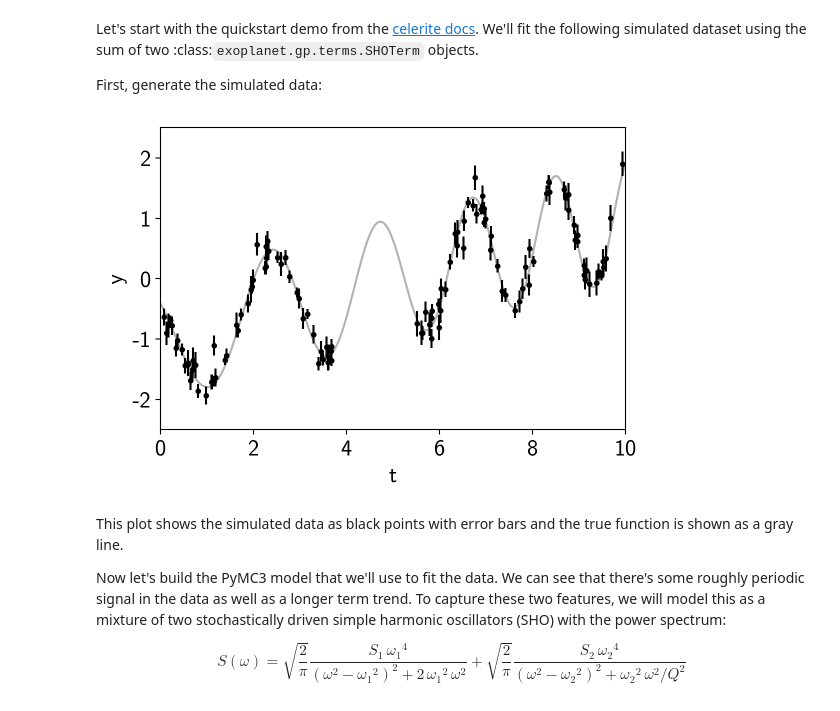
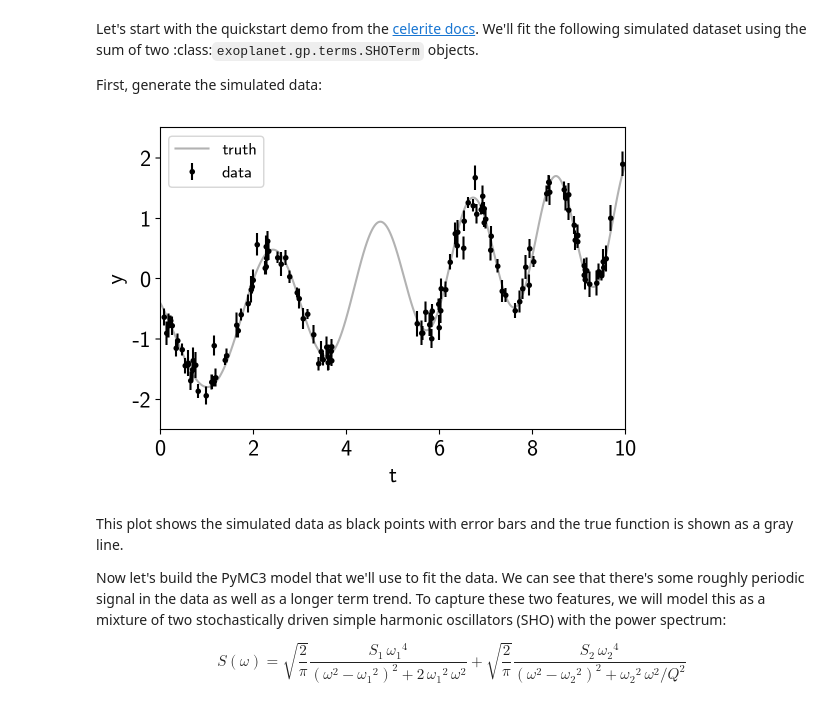
Before and after one commit to exoplanet-dev/exoplanet, a Jupyter notebook: docs/_static/notebooks/gp.ipynb, the cells around one changed output. Saved outputs shown, nothing was run; the diff lists cells and outputs as text; code cells hidden in the pictures.

```diff
--- a/docs/_static/notebooks/gp.ipynb
+++ b/docs/_static/notebooks/gp.ipynb
@@ -16,26 +16,27 @@ First, generate the simulated data:
 # %%
 import numpy as np
 import matplotlib.pyplot as plt
 np.random.seed(42)
 
 t = np.sort(np.append(
     np.random.uniform(0, 3.8, 57),
     np.random.uniform(5.5, 10, 68),
 ))  # The input coordinates must be sorted
 yerr = np.random.uniform(0.08, 0.22, len(t))
 y = 0.2 * (t-5) + np.sin(3*t + 0.1*(t-5)**2) + yerr * np.random.randn(len(t))
 
 true_t = np.linspace(0, 10, 5000)
 true_y = 0.2 * (true_t-5) + np.sin(3*true_t + 0.1*(true_t-5)**2)
 
-plt.plot(true_t, true_y, "k", lw=1.5, alpha=0.3)
-plt.errorbar(t, y, yerr=yerr, fmt=".k", capsize=0)
+plt.errorbar(t, y, yerr=yerr, fmt=".k", capsize=0, label="data")
+plt.plot(true_t, true_y, "k", lw=1.5, alpha=0.3, label="truth")
+plt.legend(fontsize=12)
 plt.xlabel("t")
 plt.ylabel("y")
 plt.xlim(0, 10)
 plt.ylim(-2.5, 2.5);
 # %% [output]
-[figure, old version]
+[figure, new version]
 # %% [markdown]
 This plot shows the simulated data as black points with error bars and
 the true function is shown as a gray line.
```
Also changed, not shown: parts of 20 cells of this notebook, 1 other file.
